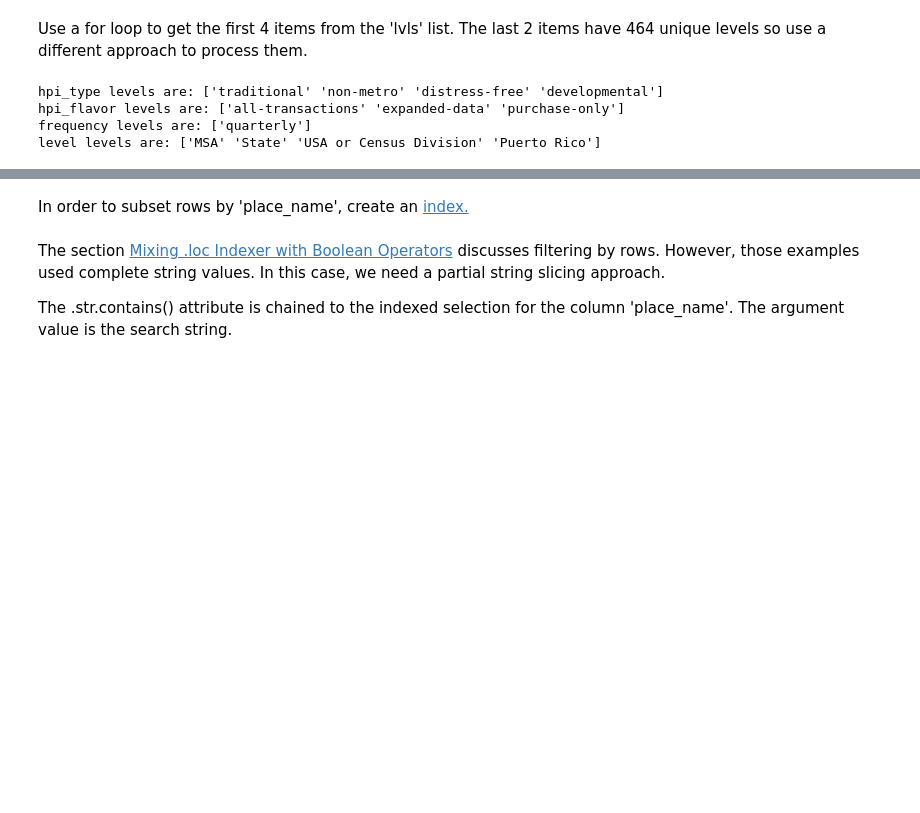
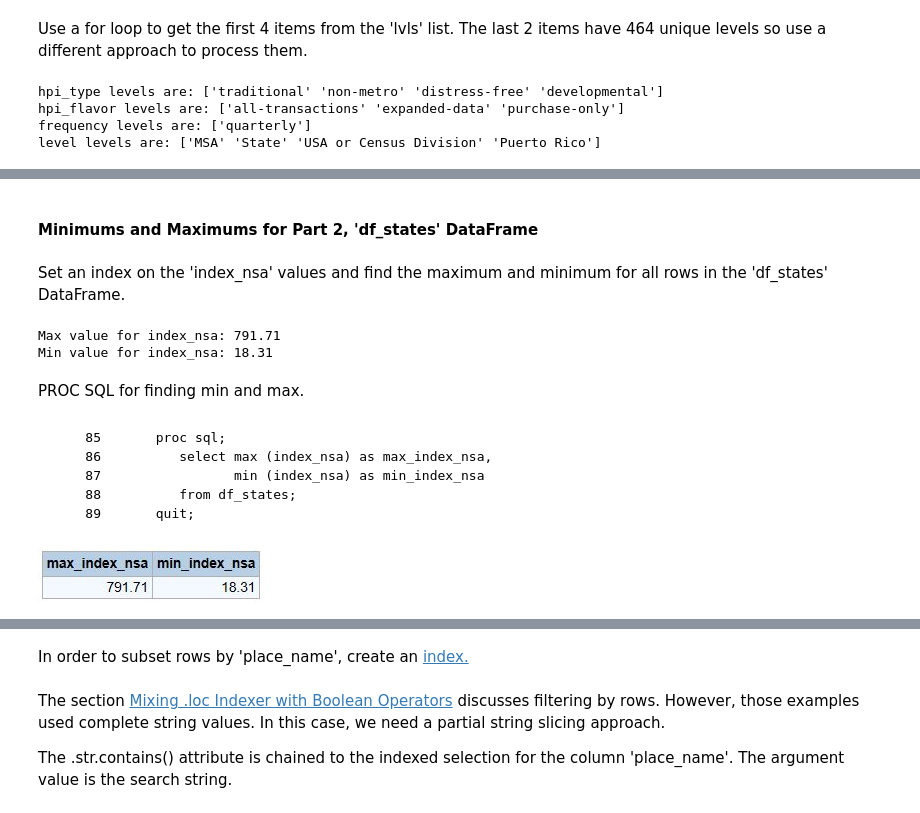
Before and after one commit to RandyBetancourt/PythonForSASUsers, a Jupyter notebook: Chapter 09 -- Panda Time Series and Date Handling.ipynb, the cells around one changed output, grey strips where cells are left out. Cells and saved outputs as stored; diff of their text form; code cells hidden in the pictures; blank space fills up the shorter version.

`````diff
--- a/Chapter 09 -- Panda Time Series and Date Handling.ipynb
+++ b/Chapter 09 -- Panda Time Series and Date Handling.ipynb
@@ -543,0 +477,4 @@ level levels are: ['MSA' 'State' 'USA or Census Division' 'Puerto Rico']
+# %% [markdown]
+#### Minimums and Maximums for Part 2, 'df_states' DataFrame
+# %% [markdown]
+Set an index on the 'index_nsa' values and find the maximum and minimum for all rows in the 'df_states' DataFrame.
@@ -543,0 +483,20 @@ level levels are: ['MSA' 'State' 'USA or Census Division' 'Puerto Rico']
+# %%
+print('Max value for index_nsa:', df_states['index_nsa'].max())
+print('Min value for index_nsa:', df_states['index_nsa'].min())
+# %% [output]
+Max value for index_nsa: 791.71
+Min value for index_nsa: 18.31
+# %% [markdown]
+PROC SQL for finding min and max.
+# %% [markdown]
+````
+    85       proc sql;
+    86          select max (index_nsa) as max_index_nsa,
+    87                 min (index_nsa) as min_index_nsa
+    88          from df_states;
+    89       quit;
+````
+# %%
+Image(filename='Anaconda3\\output\\max_min_index_nsa.JPG')
+# %% [output]
+[figure, added]
`````
Also changed, not shown: parts of 38 cells of this notebook, 4 other files.
